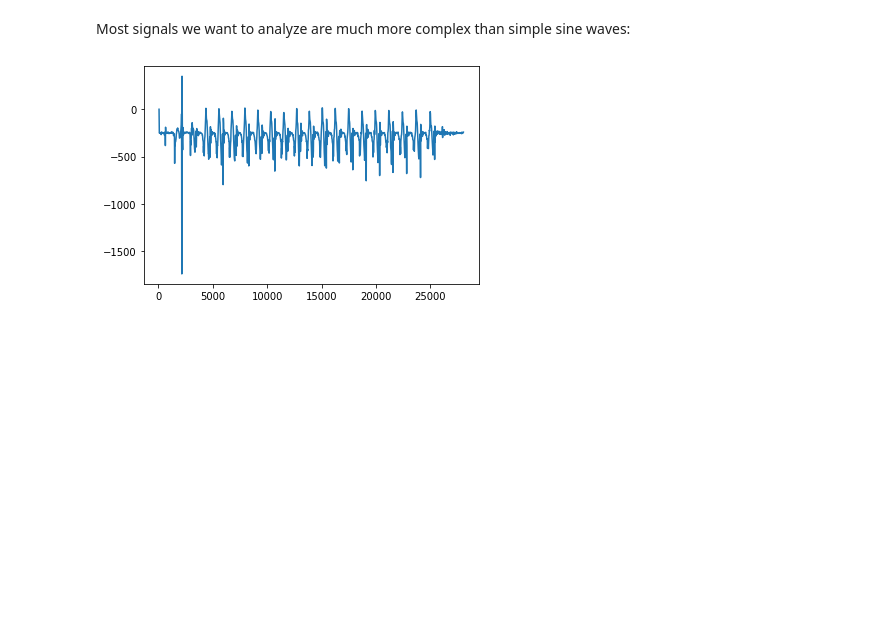
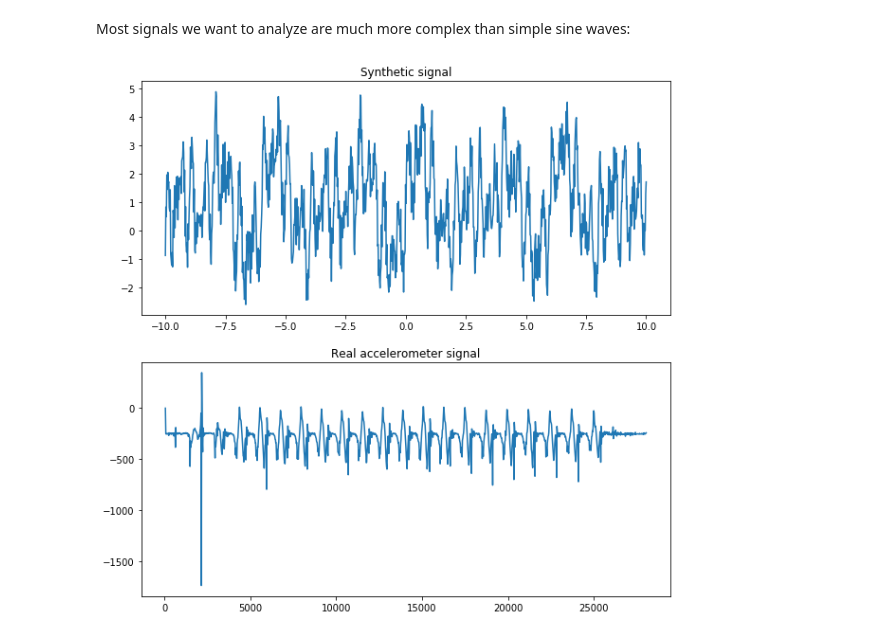
Before and after one commit to TheJacksonLaboratory/images-as-signals, a Jupyter notebook: lessons/1-Sampling_Theorem.ipynb, the cells around one changed output. Saved outputs shown, nothing was run; the diff lists cells and outputs as text; code cells hidden in the pictures; blank space fills up the shorter version.

```diff
--- a/lessons/1-Sampling_Theorem.ipynb
+++ b/lessons/1-Sampling_Theorem.ipynb
@@ -91,10 +91,28 @@ plt.title('0.5 Hz + (Noise * 10)');
 # %% [markdown]
 Most signals we want to analyze are much more complex than simple sine waves:
-# %%
-import pandas as pd
-
-walk = pd.read_csv('../data/walk1.csv', header = None)
-walk.columns = ['x', 'y', 'z', 't']
-plt.plot(walk.t, walk.x);
-# %% [output]
-[figure, removed]
+# %%
+import pandas as pd
+
+# synthetic "real" signal
+f = [1/2, 1/3, 2, 3]
+n_samples = 1000
+noise_level = 2
+x = np.linspace(-10, 10, n_samples)
+y = [np.sin(x*freq*(2*np.pi)) for freq in f] # create signal for each frequency
+y = np.array(y).sum(axis=0) # sum up all frequencies
+noise = random(n_samples) * noise_level
+y = y + noise
+
+# real signal from accelerometer
+walk = pd.read_csv('../data/walk1.csv', header = None)
+walk.columns = ['x', 'y', 'z', 't']
+
+
+# plot
+fig, ax = plt.subplots(2, figsize=(10,10))
+ax[0].set_title('Synthetic signal')
+ax[0].plot(x, y)
+ax[1].set_title('Real accelerometer signal')
+ax[1].plot(walk.t, walk.x);
+# %% [output]
+[figure, added]
```
Also changed, not shown: parts of 9 cells of this notebook.
